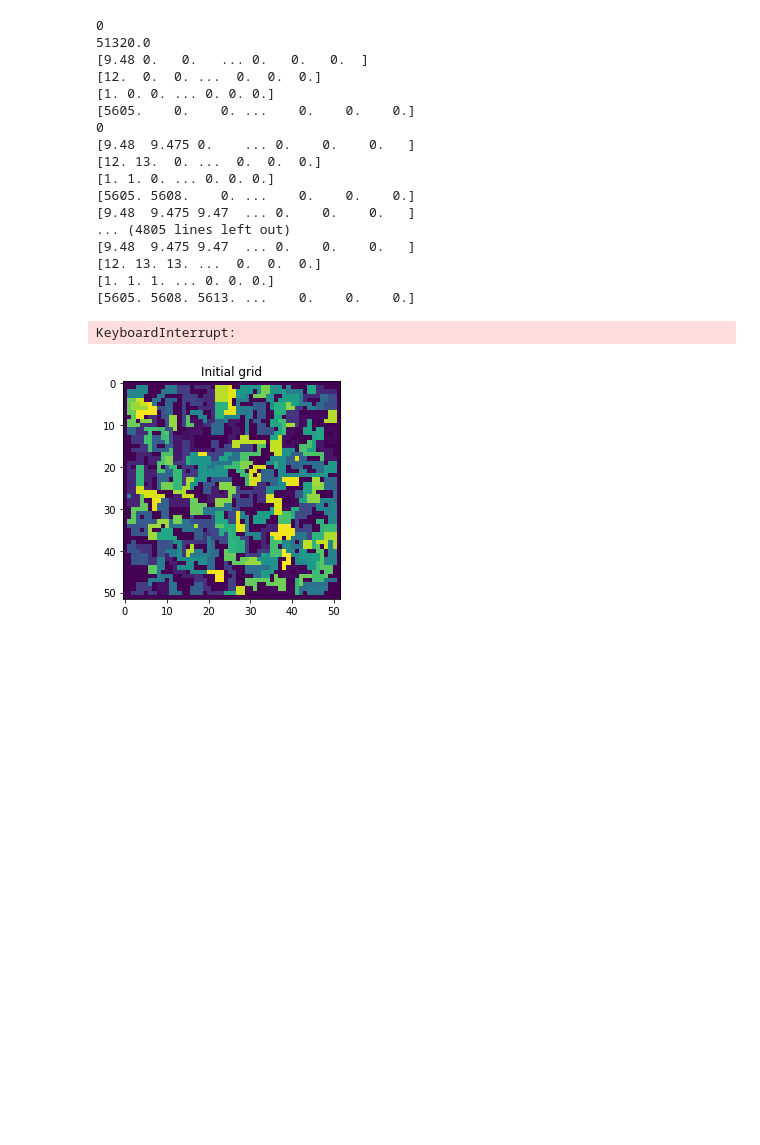
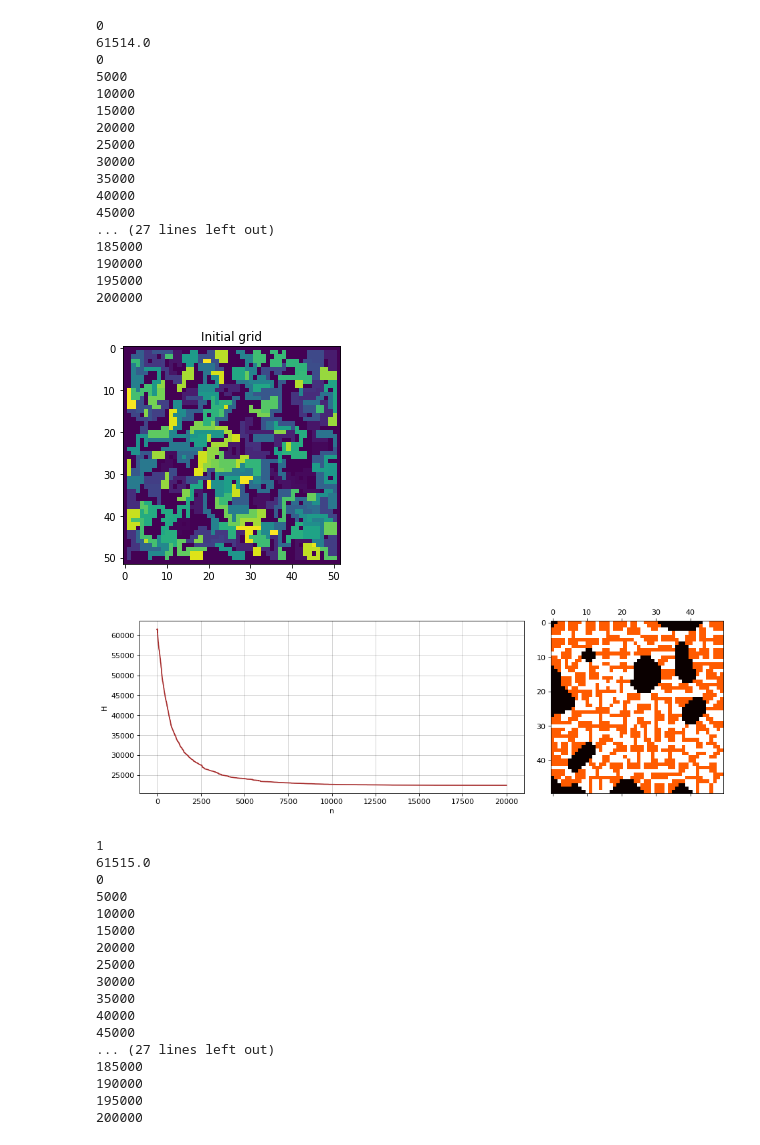
Before and after one commit to hensjiepensjie/computational-biology-4, a Jupyter notebook: cellular potts model.ipynb, the cells around one changed output. Cells and saved outputs as stored; diff of their text form; code cells hidden in the pictures; blank space fills up the shorter version.

Commit message:
last version

```diff
--- a/cellular potts model.ipynb
+++ b/cellular potts model.ipynb
@@ -20,7 +20,7 @@ J[0,0] = 0
 J[0,1] = 8
 J[0,2] = 8
 J[1,0] = 8
-J[1,1] = -1
+J[1,1] = 4
 J[1,2] = 1
 J[2,0] = J[0,2]
 J[2,1] = J[1,2]
@@ -174,11 +174,7 @@ def cellular_potts_model(J, At, lamb,start_temp, temp_decay):
             A_MIN[int(step/10)] = a_min
             A_MAX[int(step/10)] = a_max
             A_MEAN[int(step/10)] = a_mean
-            print(A_MEAN)
-            print(A_MAX)
-            print(A_MIN)
             BORD_LENGTH[int(step/10)] = border_length
-            print(BORD_LENGTH)
         # Choose random lattice side
         i,j = np.random.randint(1,N+1,2)
         # Choose random neighbour (Moore)
@@ -239,7 +235,7 @@ def get_hamiltonian(J, At, lamb, grid):
         H_vol += (a - At[id_to_type[i]])**2
     H_vol *= lamb
     H_bond, border_length = get_H_bond(J, grid, id_to_type)
-    #print(areas)
+    #print(H_bond, H_vol)
     return H_vol + H_bond, N_CELLS, np.min(areas), np.max(areas), np.mean(areas), border_length
 
 @njit(parallel = True)
@@ -299,35 +295,52 @@ def plot_potts_model(grid, id_to_type, H):
 # %%
-version = 5
+version = 8
 #H, N_CELLS, A_MIN, A_MAX, A_MEAN,BORD_LENGTH, id_to_type, init_grid,grid
 for i in range(5):
     print(i)
     VALUES = cellular_potts_model(J, At, lamb,start_temp, temp_decay)
     np.save('H_V{}_{}.npy'.format(version,i),VALUES[0])
     np.save('N_CELLS_V{}_{}.npy'.format(version,i), VALUES[1])
     np.save('A_MIN_V{}_{}.npy'.format(version,i), VALUES[2])
     np.save('A_MAX_V{}_{}.npy'.format(version,i), VALUES[3])
     np.save('A_MEAN_V{}_{}.npy'.format(version,i), VALUES[4])
     np.save('BORD_LENGTH_V{}_{}.npy'.format(version,i), VALUES[5])
     np.save('ID_TO_TYPE_V{}_{}.npy'.format(version,i), VALUES[6])
     np.save('INIT_GRID_V{}_{}.npy'.format(version,i), VALUES[7])
     np.save('FINAL_GRID_V{}_{}.npy'.format(version,i), VALUES[8])
 # %% [output]
 0
-51320.0
-[9.48 0.   0.   ... 0.   0.   0.  ]
-[12.  0.  0. ...  0.  0.  0.]
-[1. 0. 0. ... 0. 0. 0.]
-[5605.    0.    0. ...    0.    0.    0.]
+61514.0
 0
-[9.48  9.475 0.    ... 0.    0.    0.   ]
-[12. 13.  0. ...  0.  0.  0.]
-[1. 1. 0. ... 0. 0. 0.]
-[5605. 5608.    0. ...    0.    0.    0.]
-[9.48  9.475 9.47  ... 0.    0.    0.   ]
-... (4805 lines left out)
-[9.48  9.475 9.47  ... 0.    0.    0.   ]
-[12. 13. 13. ...  0.  0.  0.]
-[1. 1. 1. ... 0. 0. 0.]
-[5605. 5608. 5613. ...    0.    0.    0.]
+5000
+10000
+15000
+20000
+25000
+30000
+35000
+40000
+45000
+... (27 lines left out)
+185000
+190000
+195000
+200000
+[figure, new version]
+[figure, added]
-KeyboardInterrupt:
+1
+61515.0
+0
+5000
+10000
+15000
+20000
+25000
+30000
+35000
+40000
+45000
+... (27 lines left out)
+185000
+190000
+195000
+200000
-[figure, old version]
```
Also changed, not shown: parts of 4 cells of this notebook, 1 other file.
